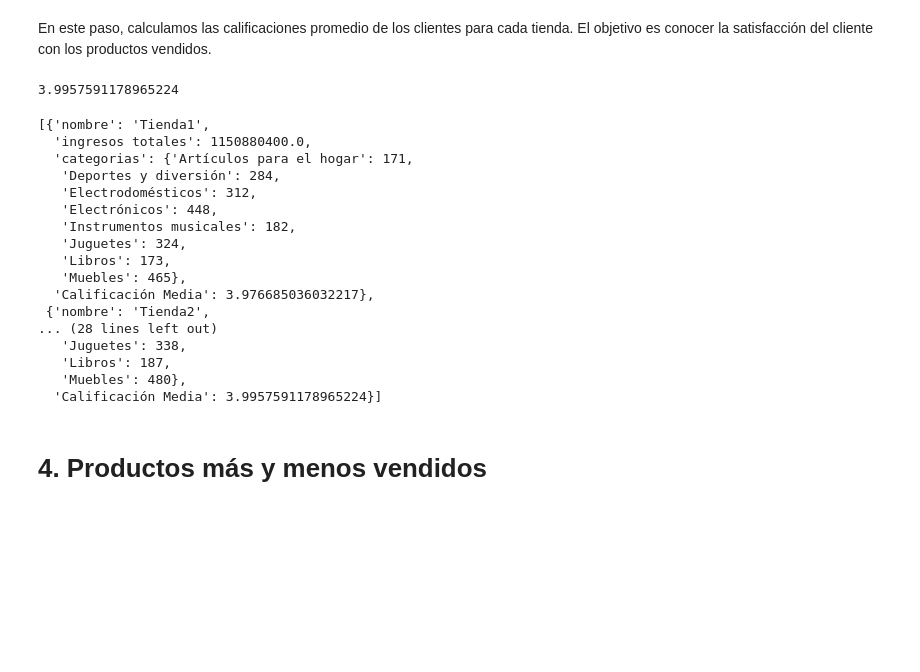
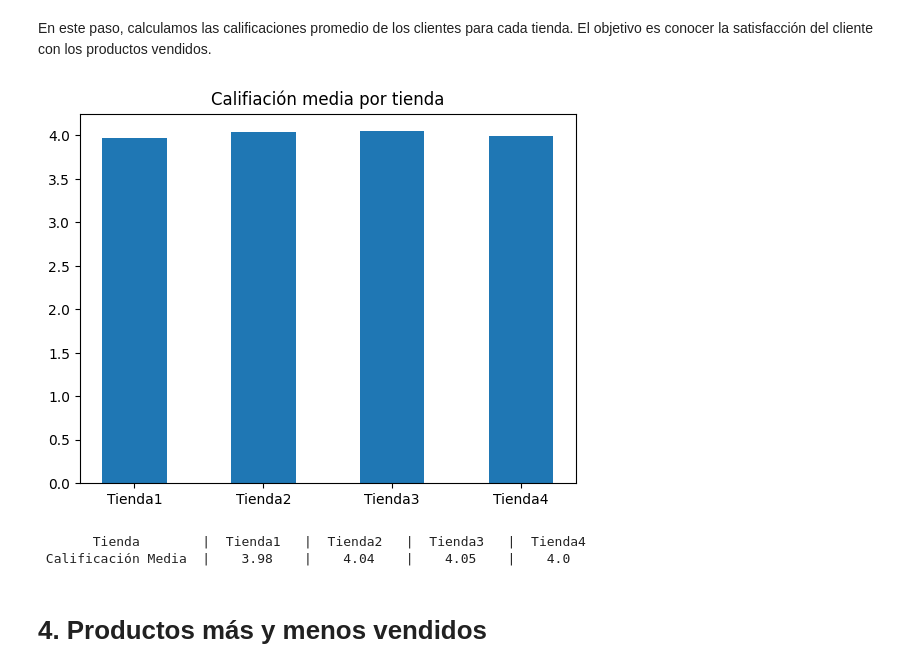
Before and after one commit to aylenfv/DS---Sr.-Juan, a Jupyter notebook: AluraStoreLatam.ipynb, the cells around one changed output. Drawn from its saved outputs; the diff is of its cells as text; code cells hidden in the pictures; blank space fills up the shorter version.

Commit message:
Terminando, agregando gráficos y tables y puliendo

```diff
--- a/AluraStoreLatam.ipynb
+++ b/AluraStoreLatam.ipynb
@@ -227,32 +288,24 @@ def calificacionMedia (tienda, ntienda):
     # devolvemos el valor de la media
     return media
 # %%
-calificacionMedia(tienda1,1)
-calificacionMedia(tienda2,2)
-calificacionMedia(tienda3,3)
-calificacionMedia(tienda4,4)
+# lista de calificaciones medias de cada tienda para poder graficar
+calificaciones_medias = [calificacionMedia(tienda1,1), calificacionMedia(tienda2,2), calificacionMedia(tienda3,3), calificacionMedia(tienda4,4)]
-# %% [output]
-3.9957591178965224
-# %%
-datos
-# %% [output]
-[{'nombre': 'Tienda1',
-  'ingresos totales': 1150880400.0,
-  'categorias': {'Artículos para el hogar': 171,
-   'Deportes y diversión': 284,
-   'Electrodomésticos': 312,
-   'Electrónicos': 448,
-   'Instrumentos musicales': 182,
-   'Juguetes': 324,
-   'Libros': 173,
-   'Muebles': 465},
-  'Calificación Media': 3.976685036032217},
- {'nombre': 'Tienda2',
-... (28 lines left out)
-   'Juguetes': 338,
-   'Libros': 187,
-   'Muebles': 480},
-  'Calificación Media': 3.9957591178965224}]
+# %%
+# mostramos la califiación media por tienda en un gráfico de barras
+plt.title("Califiación media por tienda")
+plt.bar(x = tiendas, height = calificaciones_medias, width=0.5)
+plt.show()
+# %% [output]
+[figure, added]
+# %%
+# tabla para ver las calificaciones medias por tienda
+# imprimimos el encabezado de la tabla
+print(f"{'Tienda'.center(20)} | {'Tienda1'.center(10)} | {'Tienda2'.center(10)} | {'Tienda3'.center(10)} | {'Tienda4'.center(10)}")
+# imprimimos los valores de las calificaciones medias de cada tienda
+print(f"{'Calificación Media'.center(20)} | {str(round(datos[0]['Calificación Media'],2)).center(10)} | {str(round(datos[1]['Calificación Media'],2)).center(10)} | {str(round(datos[2]['Calificación Media'],2)).center(10)} | {str(round(datos[3]['Calificación Media'],2)).center(10)}")
+# %% [output]
+       Tienda        |  Tienda1   |  Tienda2   |  Tienda3   |  Tienda4
+ Calificación Media  |    3.98    |    4.04    |    4.05    |    4.0
 # %% [markdown]
 # 4. Productos más y menos vendidos
 # %% [markdown]
```
Also changed, not shown: parts of 13 cells of this notebook.
